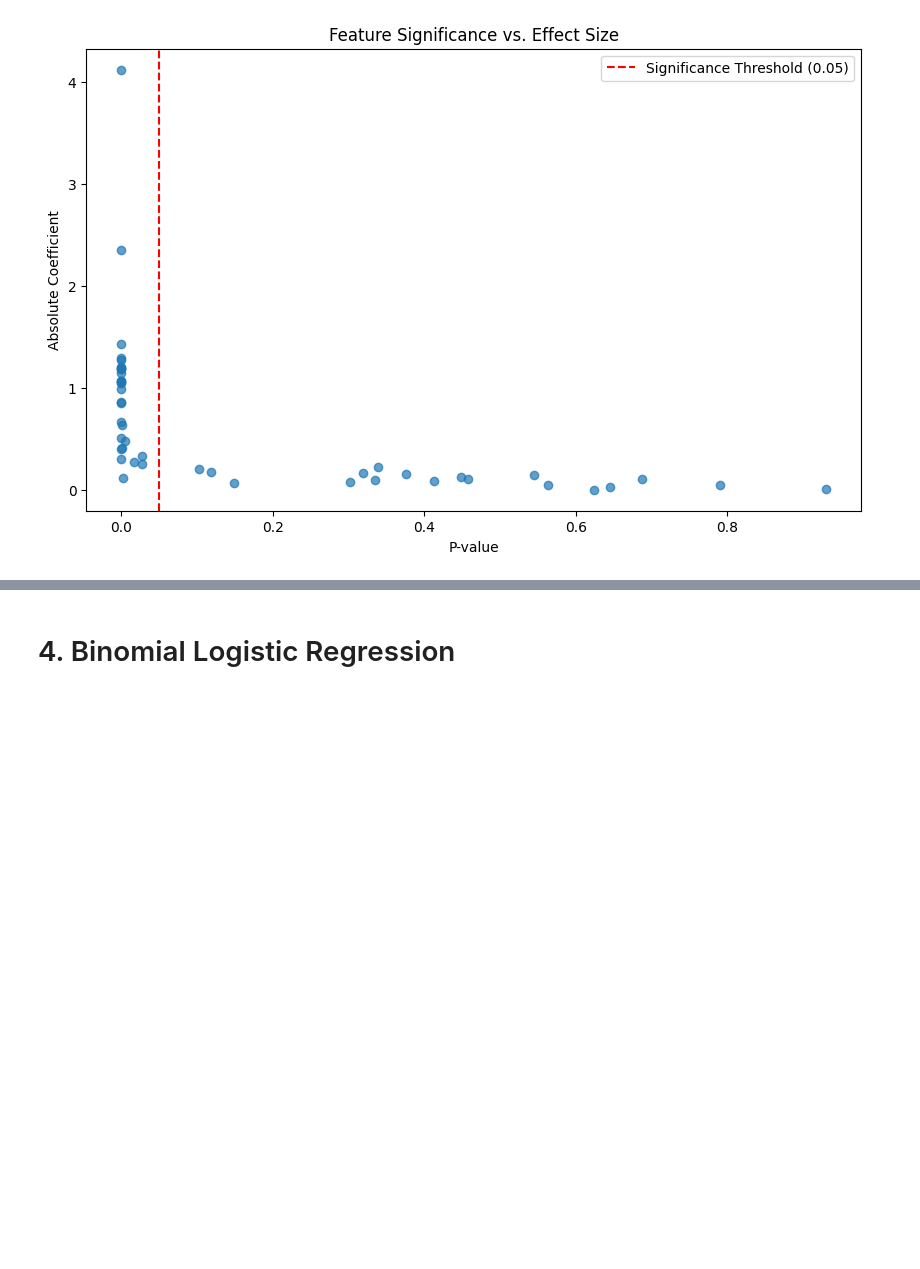
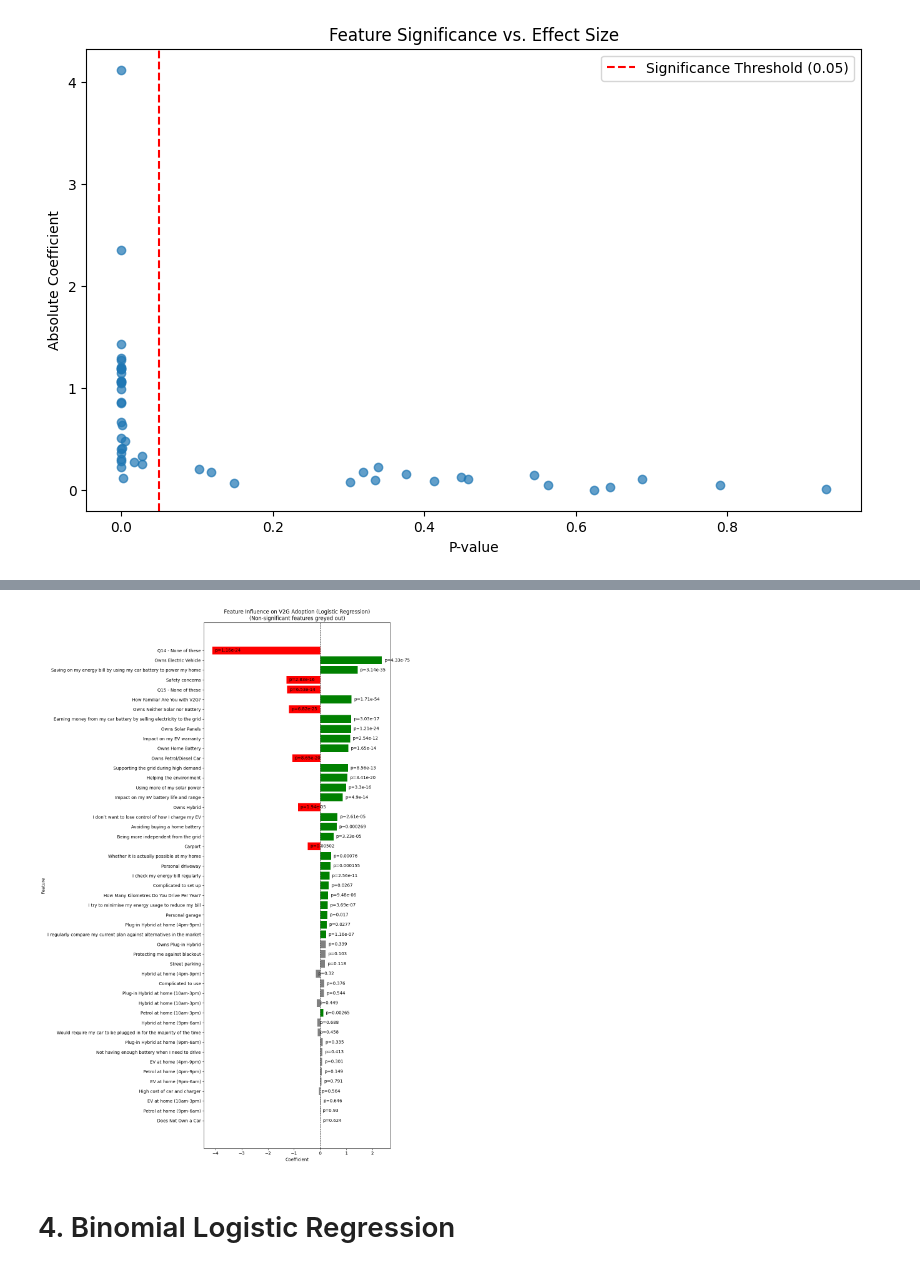
Before and after one commit to bernardomendonca/v2g-survey-analysis, a Jupyter notebook: 3_logistic_regression.ipynb, the cells around one changed output, grey strips where cells are left out. Drawn from its saved outputs; the diff is of its cells as text; code cells hidden in the pictures; blank space fills up the shorter version.

```diff
--- a/3_logistic_regression.ipynb
+++ b/3_logistic_regression.ipynb
@@ -595,2 +458,35 @@ plt.show()
+# %%
+import matplotlib.pyplot as plt
+
+# Sort by absolute coefficient value
+results_df_sorted = results_df.sort_values(by="abs_coef", ascending=True)
+
+# Define colors: Gray for p >= 0.05, Green for positive, Red for negative
+colors = [
+    "gray" if p >= 0.05 else ("green" if coef > 0 else "red")
+    for p, coef in zip(results_df_sorted["P-value"], results_df_sorted["Coefficient"])
+]
+
+# Create figure
+plt.figure(figsize=(12, 18))
+bars = plt.barh(results_df_sorted["Feature"], results_df_sorted["Coefficient"], color=colors)
+
+# Add p-value annotations on the right side
+for bar, p_value in zip(bars, results_df_sorted["P-value"]):
+    plt.text(bar.get_width() + 0.1, bar.get_y() + bar.get_height()/2, f"p={p_value:.3g}", va='center', fontsize=10)
+
+# Reference line at zero
+plt.axvline(0, color="black", linewidth=1, linestyle="--")
+
+# Labels and title
+plt.xlabel("Coefficient")
+plt.ylabel("Feature")
+plt.title("Feature Influence on V2G Adoption (Logistic Regression)\n(Non-significant features greyed out)")
+plt.tight_layout()  # Adjust layout to prevent text cutoff
+
+# Show the plot
+plt.show()
+# %% [output]
+[figure, added]
 # %% [markdown]
 # 4. Binomial Logistic Regression
```
Also changed, not shown: parts of 66 cells of this notebook, 14 other files.
